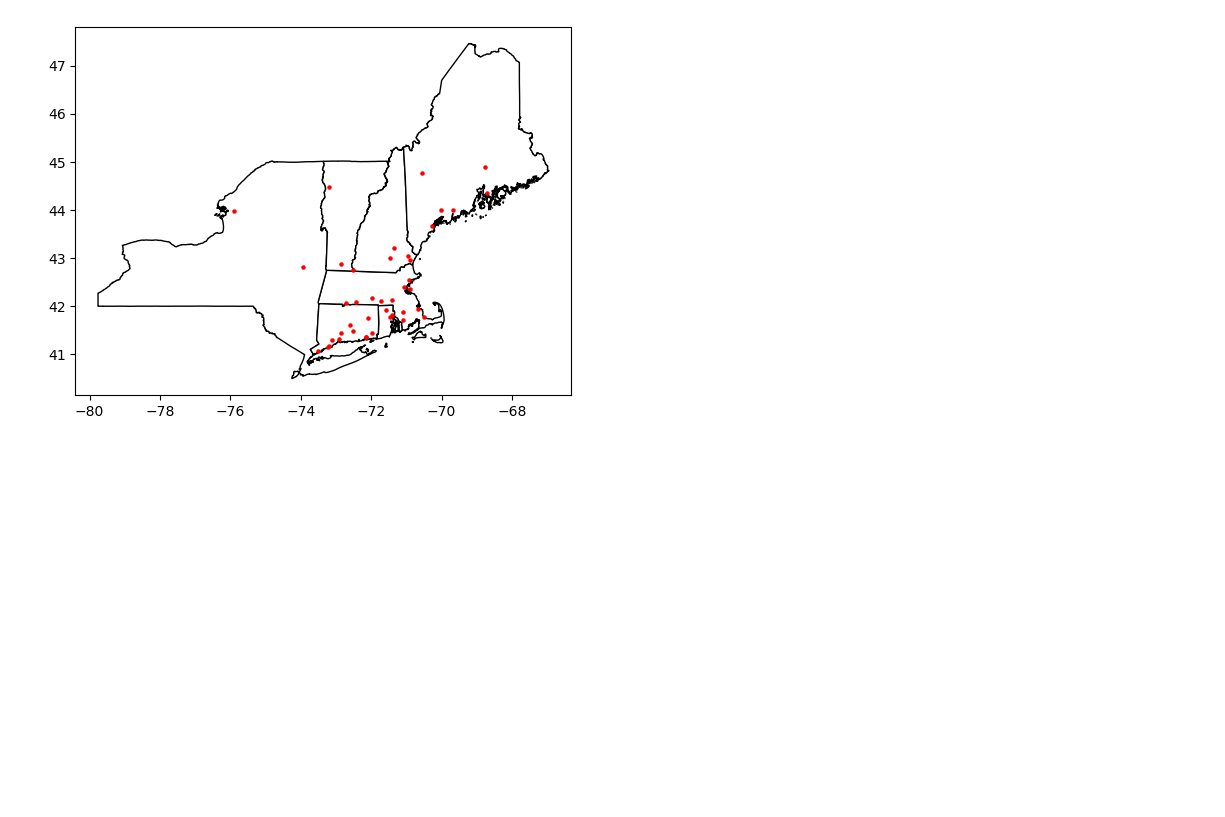
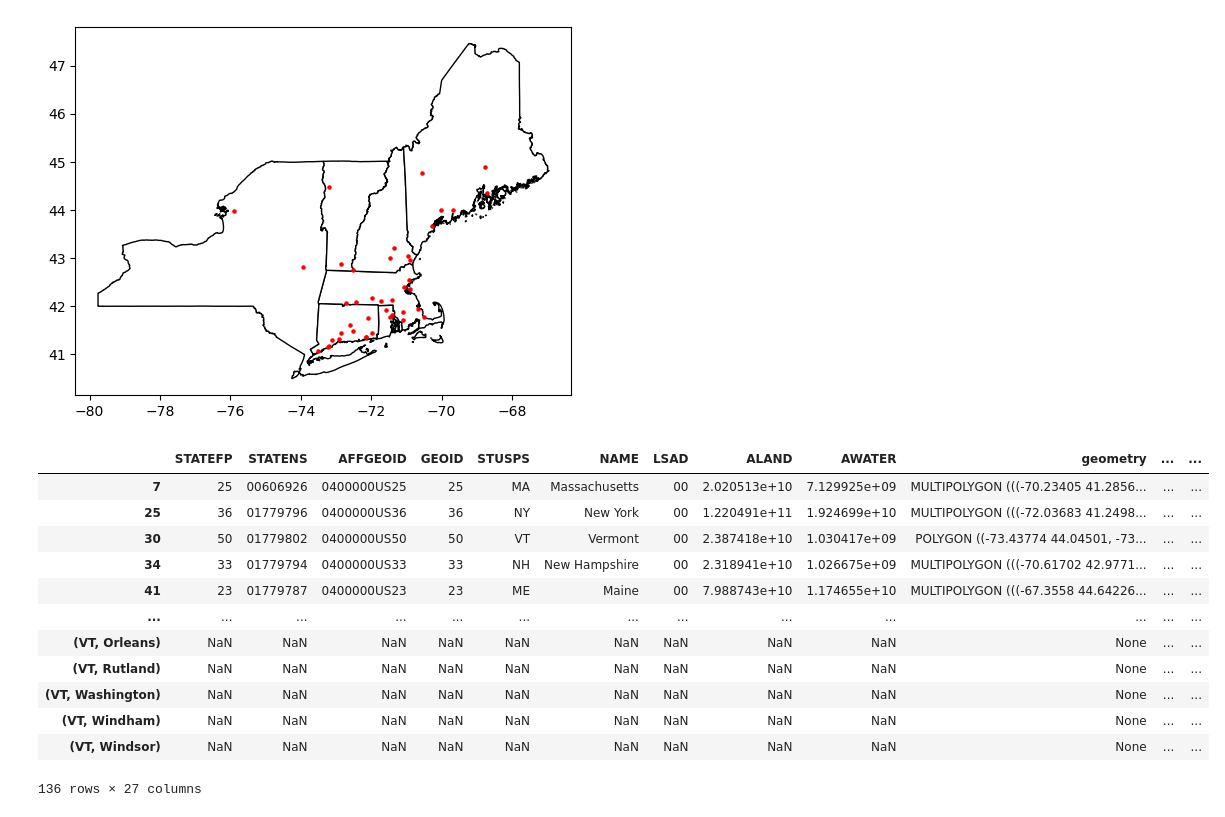
Before and after one commit to elizrgrs/powersystemspublichealth, a Jupyter notebook: dataprocessing/plotting_chris.ipynb, the cells around one changed output. Drawn from its saved outputs; the diff is of its cells as text; code cells hidden in the pictures; blank space fills up the shorter version.

```diff
--- a/dataprocessing/plotting_chris.ipynb
+++ b/dataprocessing/plotting_chris.ipynb
@@ -585,3 +585,7 @@ inner
 )
 # %% [output]
 [figure]
+# %%
+inner['Health Diff thousands'] = inner["Health Diff"] / 1000
+inner['Income thousands'] = inner['Income'] / 1000
+inner['Population millions'] = inner['Population'] / 1000000
@@ -896,3 +921,32 @@ gen_geo.plot(ax=base, marker='o', color='red', markersize=5)
 # %% [output]
 <Axes: >
 [figure]
+# %%
+outer_test = NE_states_geo.join([inner],how="outer")
+outer_test
+
+# for i in range(42):
+#     if(fuel_type[i] == 'NG'):
+#         colors.append('xkcd:sky blue')
+#     elif(fuel_type[i] == 'RFO'):
+#         colors.append('tab:olive')
+#     elif(fuel_type[i] == 'BIT'):
+#         colors.append('tab:brown')
+#     elif(fuel_type[i] == 'WND'):
+#         colors.append('tab:green')
+#     else:
+#         colors.append('tab:red')
+# %% [output]
+|  | STATEFP | STATENS | AFFGEOID | GEOID | STUSPS | NAME | LSAD | ALAND | AWATER | geometry | ... | ... |
+| 7 | 25 | 00606926 | 0400000US25 | 25 | MA | Massachusetts | 00 | 2.020513e+10 | 7.129925e+09 | MULTIPOLYGON (((-70.23405 41.2856... | ... | ... |
+| 25 | 36 | 01779796 | 0400000US36 | 36 | NY | New York | 00 | 1.220491e+11 | 1.924699e+10 | MULTIPOLYGON (((-72.03683 41.2498... | ... | ... |
+| 30 | 50 | 01779802 | 0400000US50 | 50 | VT | Vermont | 00 | 2.387418e+10 | 1.030417e+09 | POLYGON ((-73.43774 44.04501, -73... | ... | ... |
+| 34 | 33 | 01779794 | 0400000US33 | 33 | NH | New Hampshire | 00 | 2.318941e+10 | 1.026675e+09 | MULTIPOLYGON (((-70.61702 42.9771... | ... | ... |
+| 41 | 23 | 01779787 | 0400000US23 | 23 | ME | Maine | 00 | 7.988743e+10 | 1.174655e+10 | MULTIPOLYGON (((-67.3558 44.64226... | ... | ... |
+| ... | ... | ... | ... | ... | ... | ... | ... | ... | ... | ... | ... | ... |
+| (VT, Orleans) | NaN | NaN | NaN | NaN | NaN | NaN | NaN | NaN | NaN | None | ... | ... |
+| (VT, Rutland) | NaN | NaN | NaN | NaN | NaN | NaN | NaN | NaN | NaN | None | ... | ... |
+| (VT, Washington) | NaN | NaN | NaN | NaN | NaN | NaN | NaN | NaN | NaN | None | ... | ... |
+| (VT, Windham) | NaN | NaN | NaN | NaN | NaN | NaN | NaN | NaN | NaN | None | ... | ... |
+| (VT, Windsor) | NaN | NaN | NaN | NaN | NaN | NaN | NaN | NaN | NaN | None | ... | ... |
+136 rows × 27 columns
```
Also changed, not shown: parts of 1 cell of this notebook, 32 other files.
